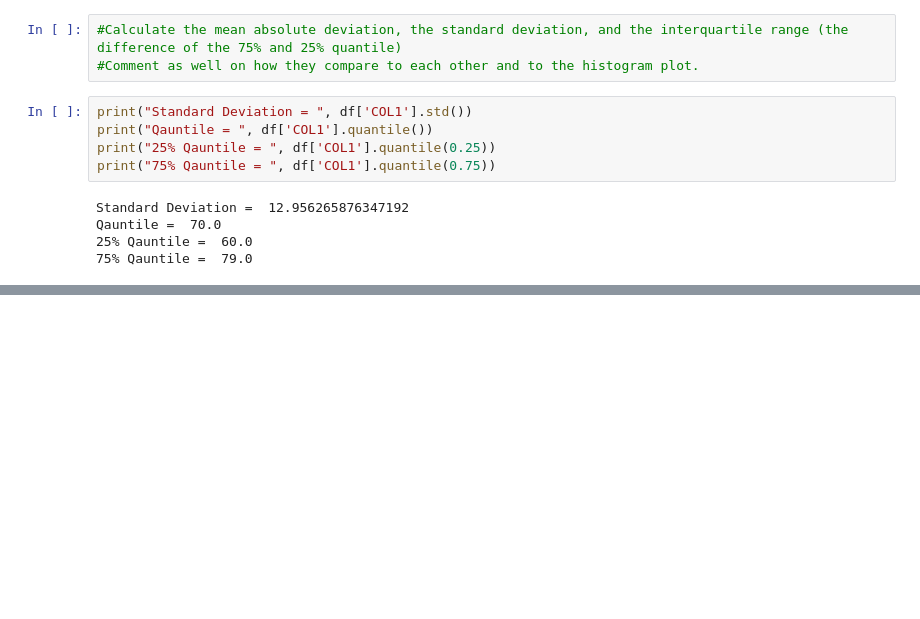
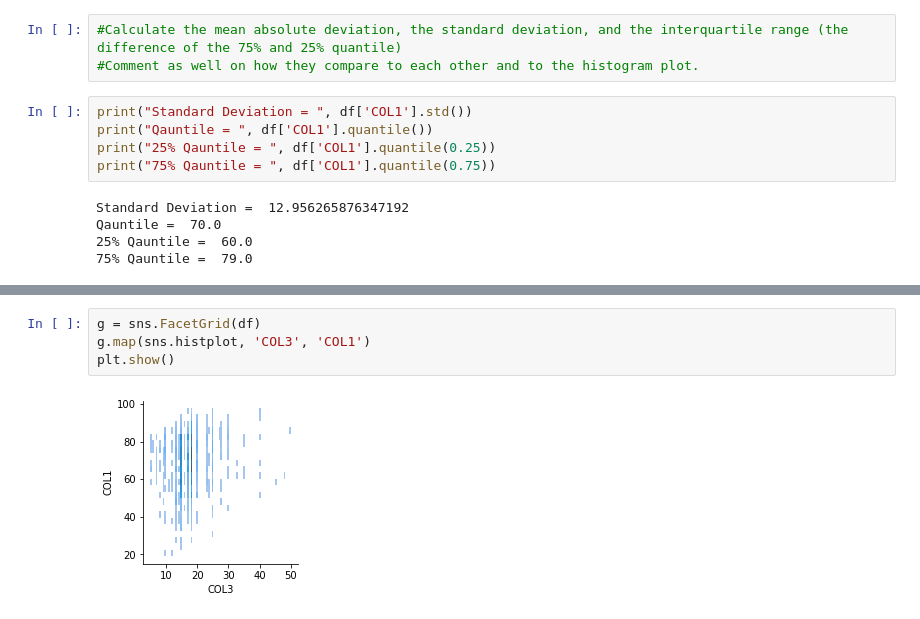
Before and after one commit to leozitopaiva/csx4501, a Jupyter notebook: assignment-05-Leonardo Paiva.ipynb, the cells around one changed output, grey strips where cells are left out. Saved outputs shown, nothing was run; the diff lists cells and outputs as text; blank space fills up the shorter version.

```diff
--- a/assignment-05-Leonardo Paiva.ipynb
+++ b/assignment-05-Leonardo Paiva.ipynb
@@ -71,0 +134,6 @@ Qauntile =  70.0
+# %%
+g = sns.FacetGrid(df)
+g.map(sns.histplot, 'COL3', 'COL1')
+plt.show()
+# %% [output]
+[figure, added]
```
Also changed, not shown: parts of 9 cells of this notebook.
